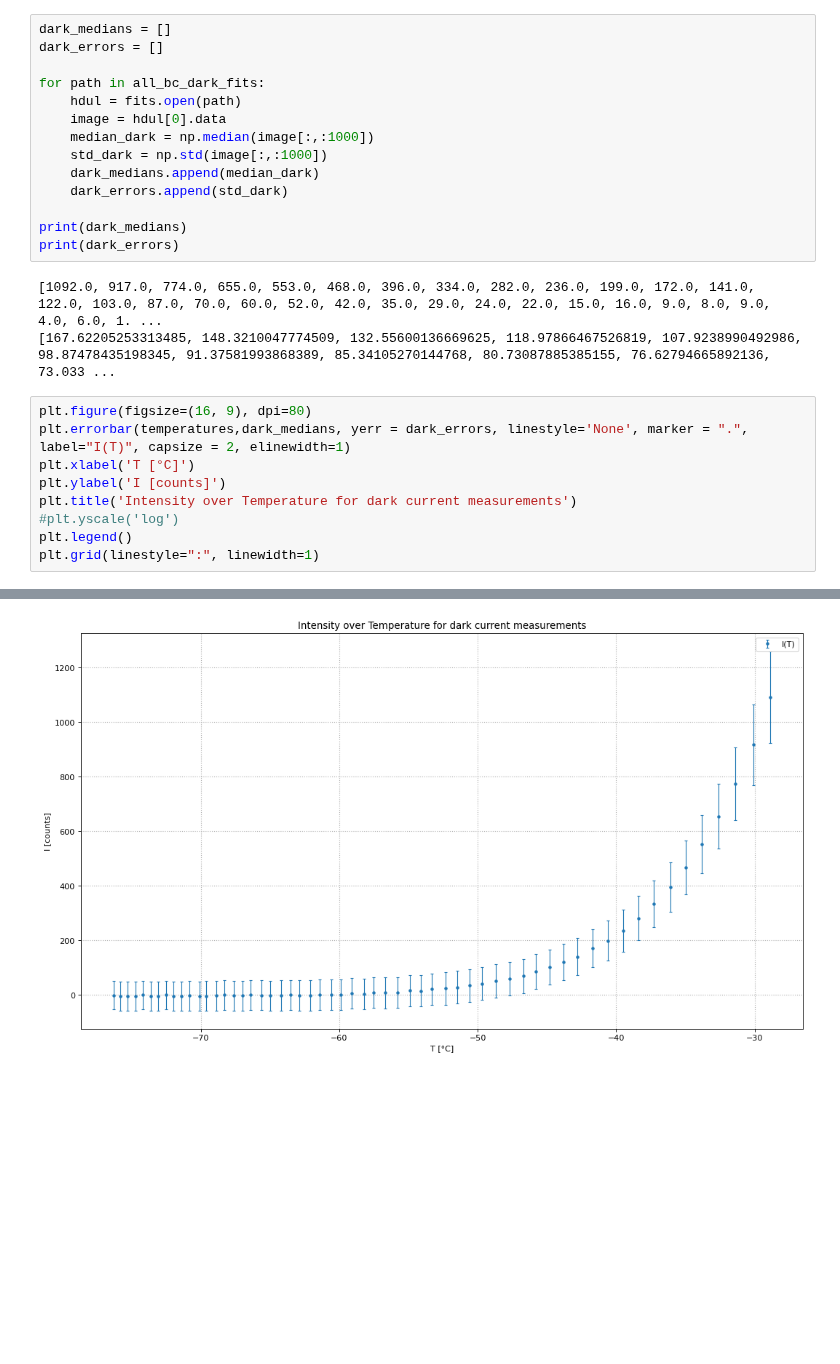
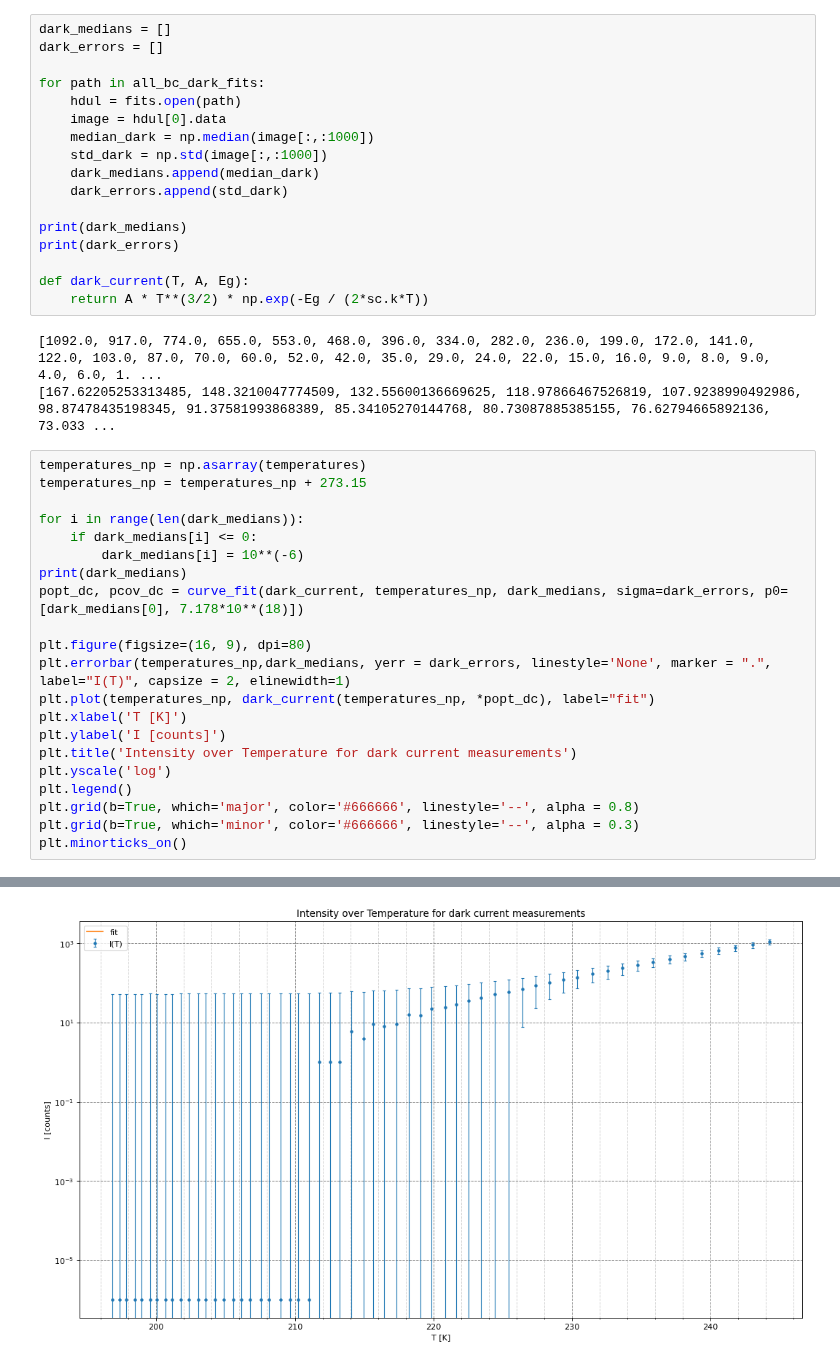
Before and after one commit to fexfl/FP, a Jupyter notebook: F30/F30 Analysis.ipynb, the cells around one changed output, grey strips where cells are left out. Cells and saved outputs as stored; diff of their text form; blank space fills up the shorter version.

```diff
--- a/F30/F30 Analysis.ipynb
+++ b/F30/F30 Analysis.ipynb
@@ -99,16 +102,31 @@ for path in all_bc_dark_fits:
 
 print(dark_medians)
 print(dark_errors)
+
+def dark_current(T, A, Eg):
+    return A * T**(3/2) * np.exp(-Eg / (2*sc.k*T))
 # %% [output]
 [1092.0, 917.0, 774.0, 655.0, 553.0, 468.0, 396.0, 334.0, 282.0, 236.0, 199.0, 172.0, 141.0, 122.0, 103.0, 87.0, 70.0, 60.0, 52.0, 42.0, 35.0, 29.0, 24.0, 22.0, 15.0, 16.0, 9.0, 8.0, 9.0, 4.0, 6.0, 1. ...
 [167.62205253313485, 148.3210047774509, 132.55600136669625, 118.97866467526819, 107.9238990492986, 98.87478435198345, 91.37581993868389, 85.34105270144768, 80.73087885385155, 76.62794665892136, 73.033 ...
 # %%
+temperatures_np = np.asarray(temperatures)
+temperatures_np = temperatures_np + 273.15
+
+for i in range(len(dark_medians)):
+    if dark_medians[i] <= 0:
+        dark_medians[i] = 10**(-6)
+print(dark_medians)
+popt_dc, pcov_dc = curve_fit(dark_current, temperatures_np, dark_medians, sigma=dark_errors, p0=[dark_medians[0], 7.178*10**(18)])
+
 plt.figure(figsize=(16, 9), dpi=80)
-plt.errorbar(temperatures,dark_medians, yerr = dark_errors, linestyle='None', marker = ".", label="I(T)", capsize = 2, elinewidth=1)
-plt.xlabel('T [°C]')
+plt.errorbar(temperatures_np,dark_medians, yerr = dark_errors, linestyle='None', marker = ".", label="I(T)", capsize = 2, elinewidth=1)
+plt.plot(temperatures_np, dark_current(temperatures_np, *popt_dc), label="fit")
+plt.xlabel('T [K]')
 plt.ylabel('I [counts]')
 plt.title('Intensity over Temperature for dark current measurements')
-#plt.yscale('log')
+plt.yscale('log')
 plt.legend()
-plt.grid(linestyle=":", linewidth=1)
+plt.grid(b=True, which='major', color='#666666', linestyle='--', alpha = 0.8)
+plt.grid(b=True, which='minor', color='#666666', linestyle='--', alpha = 0.3)
+plt.minorticks_on()
 # %% [output]
@@ -115 +134 @@ plt.grid(linestyle=":", linewidth=1)
-[figure, old version]
+[figure, new version]
```
Also changed, not shown: parts of 3 cells of this notebook.
